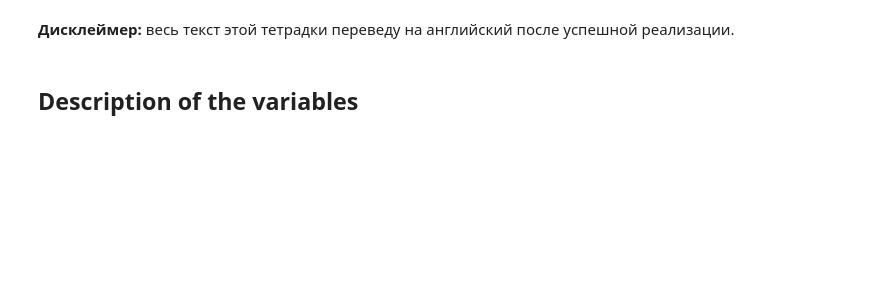
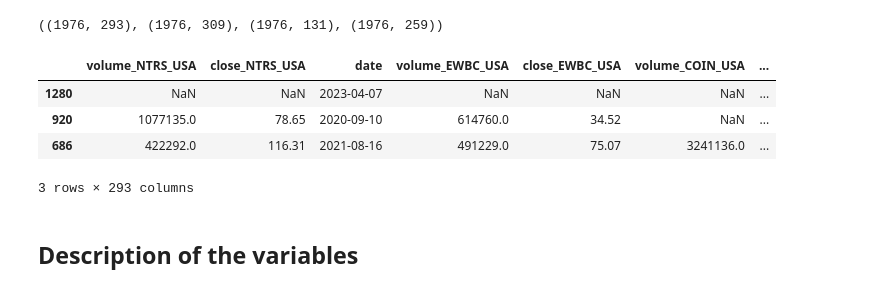
Before and after one commit to AnalyseOptimize/finance_project, a Jupyter notebook: Data processing.ipynb, the cells around one changed output. Cells and saved outputs as stored; diff of their text form; code cells hidden in the pictures; blank space fills up the shorter version.

```diff
--- a/Data processing.ipynb
+++ b/Data processing.ipynb
@@ -1,5 +1,3 @@
-# %% [markdown]
-**Дисклеймер:** весь текст этой тетрадки переведу на английский после успешной реализации.
 # %%
 import pandas as pd
 import warnings
@@ -16,5 +14,17 @@ fintech = pd.read_csv('fintech.csv')
 industrial_goods = pd.read_csv('industrial_goods.csv')
 renewable_energy = pd.read_csv('renewable_energy.csv')
 healthcare_services = pd.read_csv('healthcare_services.csv')
+# %%
+fintech.shape, industrial_goods.shape, renewable_energy.shape, healthcare_services.shape
+# %% [output]
+((1976, 293), (1976, 309), (1976, 131), (1976, 259))
+# %%
+fintech.sample(3)
+# %% [output]
+|  | volume_NTRS_USA | close_NTRS_USA | date | volume_EWBC_USA | close_EWBC_USA | volume_COIN_USA | ... |
+| 1280 | NaN | NaN | 2023-04-07 | NaN | NaN | NaN | ... |
+| 920 | 1077135.0 | 78.65 | 2020-09-10 | 614760.0 | 34.52 | NaN | ... |
+| 686 | 422292.0 | 116.31 | 2021-08-16 | 491229.0 | 75.07 | 3241136.0 | ... |
+3 rows × 293 columns
 # %% [markdown]
 ## Description of the variables
```
Also changed, not shown: parts of 49 cells of this notebook.
